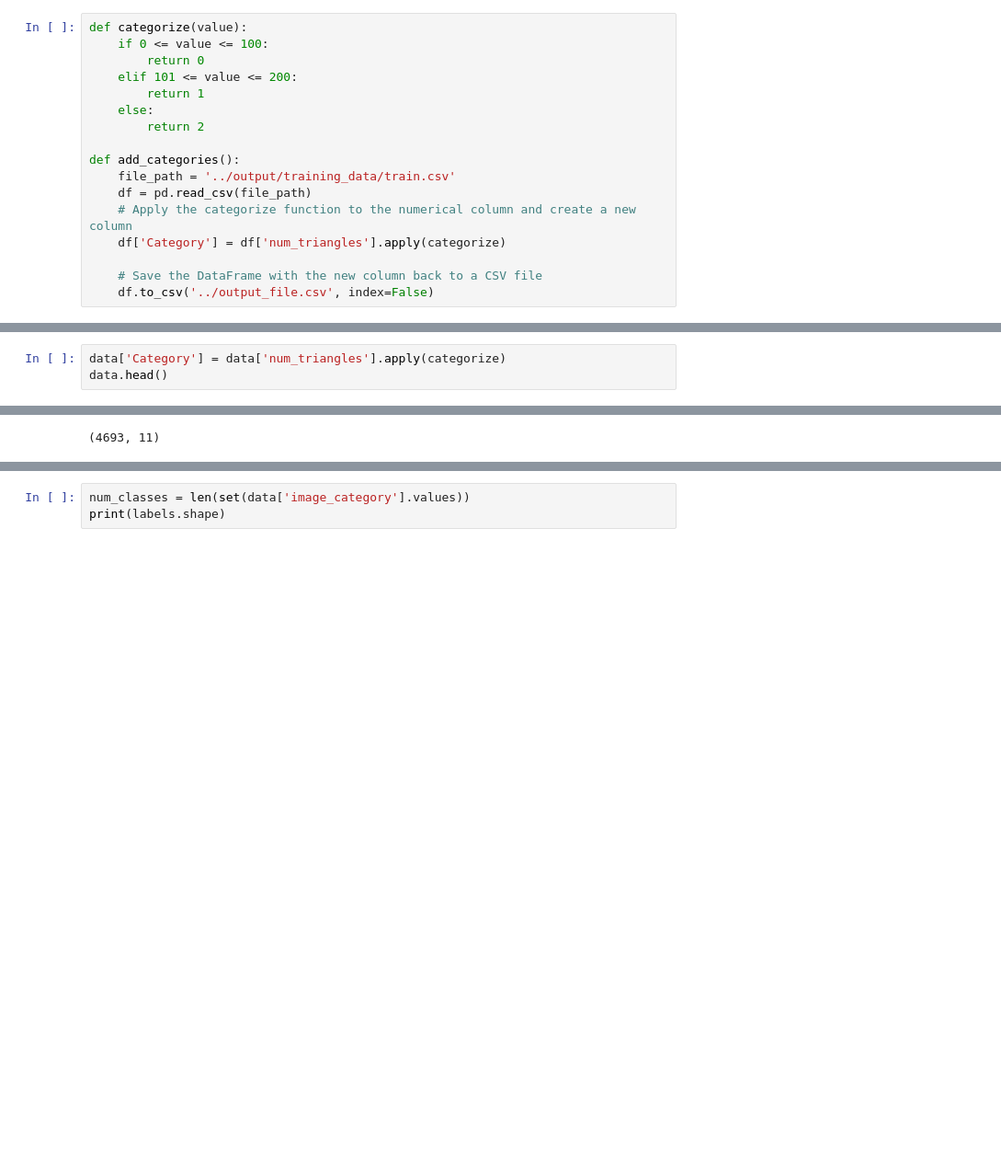
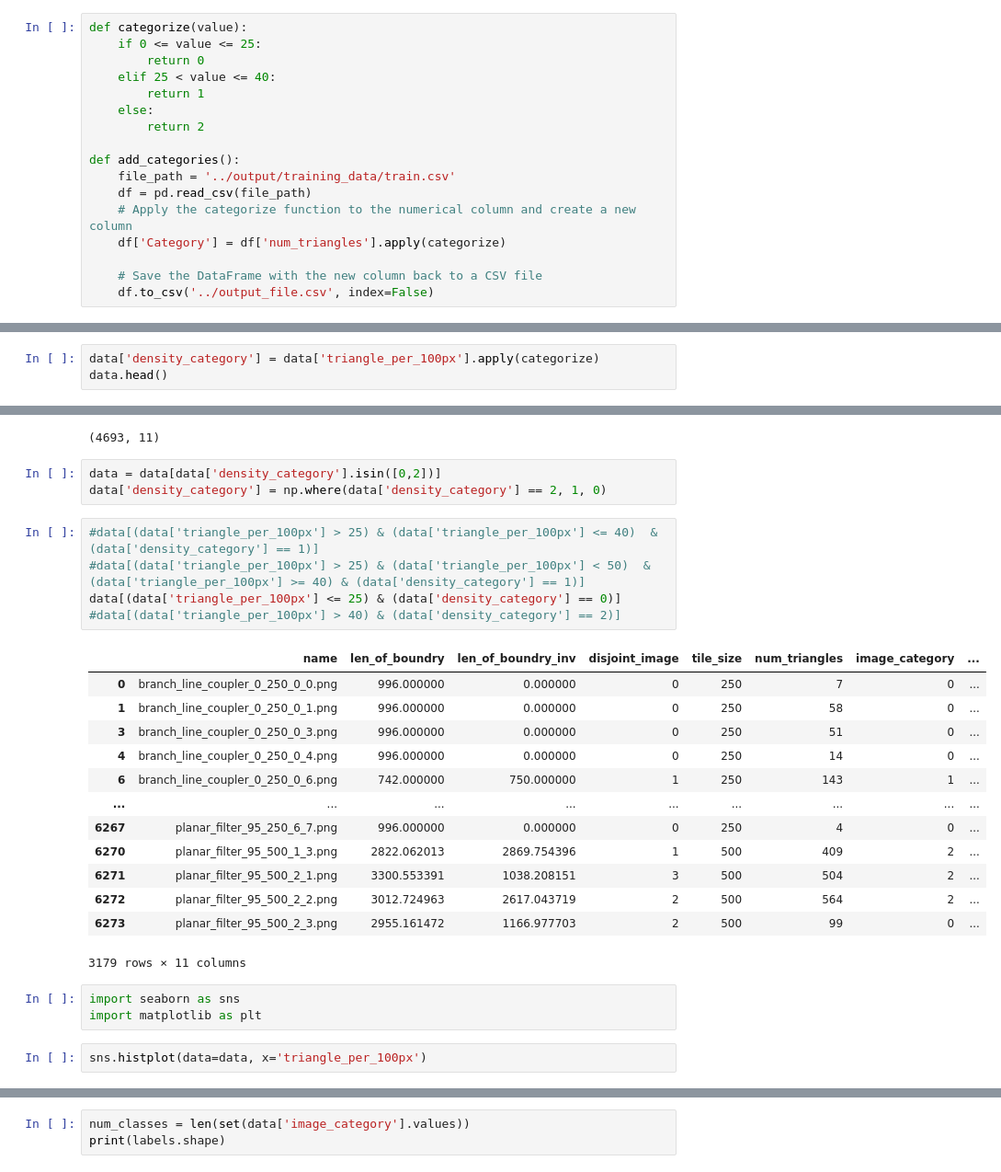
Before and after one commit to kumarrohit26/ai-mesh-generation, a Jupyter notebook: notebooks/upgraded-model.ipynb, the cells around one changed output, grey strips where cells are left out. Shown at 92% size. Cells and saved outputs as stored; diff of their text form; blank space fills up the shorter version.

```diff
--- a/notebooks/upgraded-model.ipynb
+++ b/notebooks/upgraded-model.ipynb
@@ -25,9 +29,9 @@ if gpus:
         print(e)
 # %%
 def categorize(value):
-    if 0 <= value <= 100:
+    if 0 <= value <= 25:
         return 0
-    elif 101 <= value <= 200:
+    elif 25 < value <= 40:
         return 1
     else:
         return 2
@@ -83,3 +66,3 @@ data[data['len_of_boundry_per_100px'] == 0]
 # %%
-data['Category'] = data['num_triangles'].apply(categorize)
+data['density_category'] = data['triangle_per_100px'].apply(categorize)
 data.head()
@@ -92,3 +82,30 @@ data = data[data.apply(remove_white_images, axis=1)]
 data.shape
 # %% [output]
 (4693, 11)
+# %%
+data = data[data['density_category'].isin([0,2])]
+data['density_category'] = np.where(data['density_category'] == 2, 1, 0)
+# %%
+#data[(data['triangle_per_100px'] > 25) & (data['triangle_per_100px'] <= 40)  & (data['density_category'] == 1)]
+#data[(data['triangle_per_100px'] > 25) & (data['triangle_per_100px'] < 50)  & (data['triangle_per_100px'] >= 40) & (data['density_category'] == 1)]
+data[(data['triangle_per_100px'] <= 25) & (data['density_category'] == 0)]
+#data[(data['triangle_per_100px'] > 40) & (data['density_category'] == 2)]
+# %% [output]
+|  | name | len_of_boundry | len_of_boundry_inv | disjoint_image | tile_size | num_triangles | image_category | ... |
+| 0 | branch_line_coupler_0_250_0_0.png | 996.000000 | 0.000000 | 0 | 250 | 7 | 0 | ... |
+| 1 | branch_line_coupler_0_250_0_1.png | 996.000000 | 0.000000 | 0 | 250 | 58 | 0 | ... |
+| 3 | branch_line_coupler_0_250_0_3.png | 996.000000 | 0.000000 | 0 | 250 | 51 | 0 | ... |
+| 4 | branch_line_coupler_0_250_0_4.png | 996.000000 | 0.000000 | 0 | 250 | 14 | 0 | ... |
+| 6 | branch_line_coupler_0_250_0_6.png | 742.000000 | 750.000000 | 1 | 250 | 143 | 1 | ... |
+| ... | ... | ... | ... | ... | ... | ... | ... | ... |
+| 6267 | planar_filter_95_250_6_7.png | 996.000000 | 0.000000 | 0 | 250 | 4 | 0 | ... |
+| 6270 | planar_filter_95_500_1_3.png | 2822.062013 | 2869.754396 | 1 | 500 | 409 | 2 | ... |
+| 6271 | planar_filter_95_500_2_1.png | 3300.553391 | 1038.208151 | 3 | 500 | 504 | 2 | ... |
+| 6272 | planar_filter_95_500_2_2.png | 3012.724963 | 2617.043719 | 2 | 500 | 564 | 2 | ... |
+| 6273 | planar_filter_95_500_2_3.png | 2955.161472 | 1166.977703 | 2 | 500 | 99 | 0 | ... |
+3179 rows × 11 columns
+# %%
+import seaborn as sns
+import matplotlib as plt
+# %%
+sns.histplot(data=data, x='triangle_per_100px')
```
Also changed, not shown: parts of 32 cells of this notebook, 2 other files.
